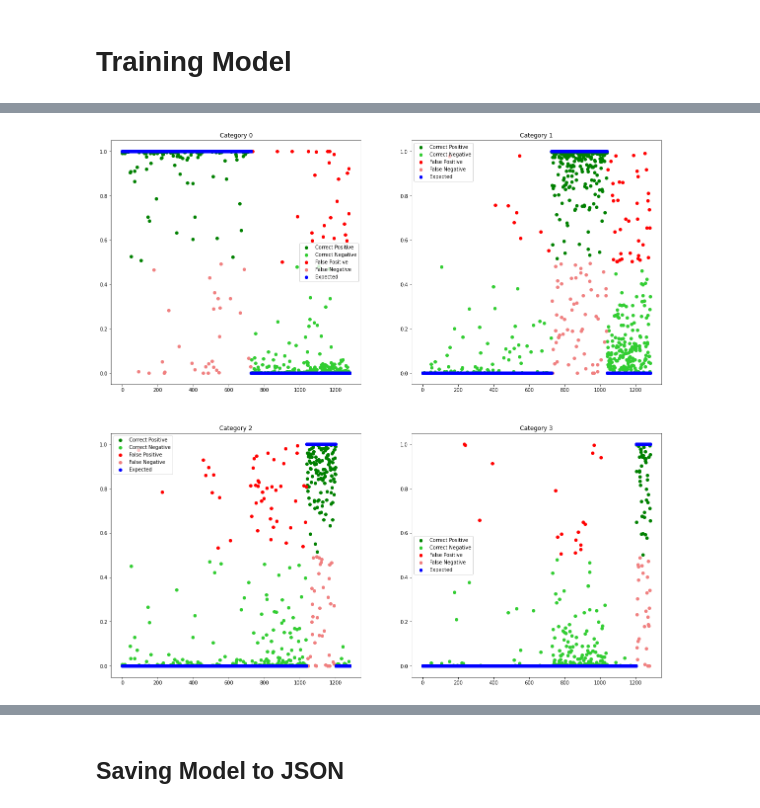
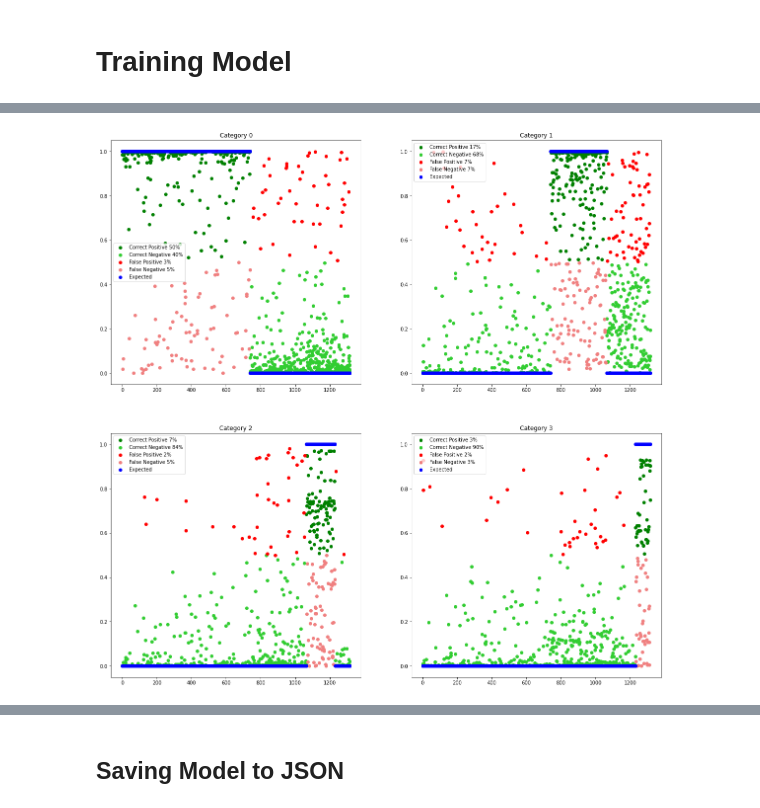
Before and after one commit to Gabor132/QuarantineSportsClassifier, a Jupyter notebook: src/QuarantineSportsLSTMModel.ipynb, the cells around one changed output, grey strips where cells are left out. Drawn from its saved outputs; the diff is of its cells as text; code cells hidden in the pictures.

Commit message:
Added calculation of differences between frames of the same video set and one more bar chart to visualize better missclassifications

```diff
--- a/src/QuarantineSportsLSTMModel.ipynb
+++ b/src/QuarantineSportsLSTMModel.ipynb
@@ -48,6 +48,7 @@ testing_data_percentage = 0.2
 nr_of_frames_per_sequence = 15
 nr_of_keypoints = 25
 nr_of_values_per_keypoint = 3
+use_frame_differences = True
 
 # Dataset paths
 DRAGOS_COLAB_DATASET_PATH = "/content/drive/My Drive/QuarantineSportsDatasets/Dataset/OpenPoseDataset/"
@@ -85,7 +86,6 @@ All files found: ['/content/drive/My Drive/QuarantineSportsDatasets/Dataset/Open
 y_total = None
 x_total = None
 for (index, path) in enumerate(dataset_paths):
-  print("For file at {}".format(path))
   df = pd.read_json(path)
   keypoints = df['Keypoints'].values
   file_y = df['Category'].values
@@ -97,7 +97,17 @@ for (index, path) in enumerate(dataset_paths):
       else:
           file_x.append(np.reshape(np.zeros(75), (25,3)))
   file_x = np.array(file_x)
-  print("X: {} and Y: {}".format(file_x.shape, file_y.shape))
+  if use_frame_differences:
+    #
+    # Having keypoints: (x1, y1, s1) and (x2, y2, s2) => (x2-x1, y2-y1, s2)
+    #
+    file_x[1:, :, 0] = file_x[1:,:,0] - file_x[0:-1,:,0]
+    file_x[1:, :, 1] = file_x[1:,:,1] - file_x[0:-1,:,1]
+    # Normalize
+    file_x[:, :, 0] = file_x[:, :, 0] / np.max(np.abs(file_x[:, :, 0]))
+    file_x[:, :, 1] = file_x[:, :, 1] / np.max(np.abs(file_x[:, :, 1]))
+    file_x = file_x[1:]
+    file_y = file_y[1:]
   if np.all(x_total == None):
     x_total = file_x
   else:
@@ -106,6 +116,6 @@ for (index, path) in enumerate(dataset_paths):
     y_total = file_y
   else:
     y_total = np.hstack((y_total, file_y))
-print("Total X: {}".format(x_total.shape))
-print("Total Y: {}".format(y_total.shape))
+  print("For file at {} there are {} frames".format(path, file_x.shape[0]))
+print("Total Frames: {}".format(x_total.shape))
 # %% [output]
@@ -243,7 +250,7 @@ _________________________________________________________________
 
 # Training
 print("\n# Training")
-history = model.fit(x_train, y_train, epochs=100, batch_size=50, verbose=1, validation_data=(x_validate, y_validate))
+history = model.fit(x_train, y_train, epochs=30, batch_size=64, verbose=1, validation_data=(x_validate, y_validate))
 plt.plot(history.history['loss'])
 plt.show()
 # %% [output]
@@ -268,26 +275,30 @@ Epoch 100/100
 # %%
 results = model.predict(x_test)
 
 plt.figure(0, figsize=(20, 20))
 for i in categories:
   result = results[:, i]
   plt.subplot(2, 2, i+1)
   all_index = range(len(result))
   correct_positive = np.where(result >= 0.5)[0]
   correct_positive = np.intersect1d(correct_positive, np.where(y_test[:, i] == 1)[0])
   correct_negative = np.where(result < 0.5)[0]
   correct_negative = np.intersect1d(correct_negative, np.where(y_test[:, i] != 1)[0])
   false_positive = np.where(result >= 0.5)[0]
   false_positive = np.intersect1d(false_positive, np.where(y_test[:, i] != 1)[0])
   false_negative = np.where(result < 0.5)[0]
   false_negative = np.intersect1d(false_negative, np.where(y_test[:, i] == 1)[0])
   plt.scatter(correct_positive, results[:,i][correct_positive], c='g')
   plt.scatter(correct_negative, results[:,i][correct_negative], c='limegreen')
   plt.scatter(false_positive, results[:,i][false_positive], c='r')
   plt.scatter(false_negative, results[:,i][false_negative], c='lightcoral')
   plt.scatter(range(len(result)), y_test[:, i], c='b')
-  plt.legend(["Correct Positive", "Correct Negative",  "False Positive", "False Negative", "Expected"])
+  plt.legend(["Correct Positive {}%".format(int(len(correct_positive)/len(result) * 100)),
+              "Correct Negative {}%".format(int(len(correct_negative)/len(result) * 100)),
+              "False Positive {}%".format(int(len(false_positive)/len(result) * 100)),
+              "False Negative {}%".format(int(len(false_negative)/len(result) * 100)),
+              "Expected"])
   plt.title("Category " + str(i))
 plt.show()
 # %% [output]
-[figure, old version]
+[figure, new version]
```
Also changed, not shown: parts of 11 cells of this notebook.
